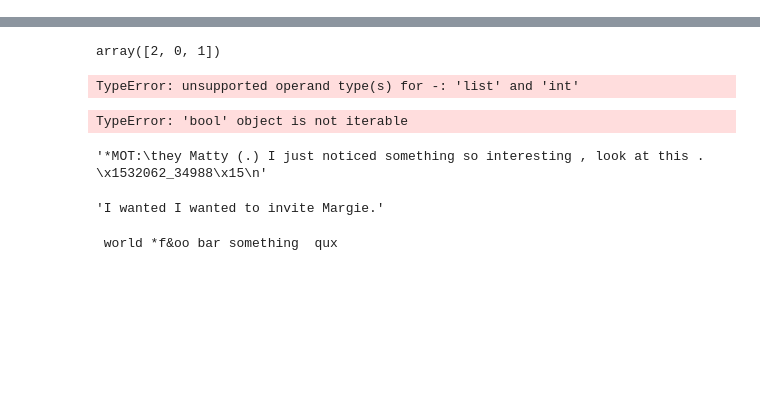
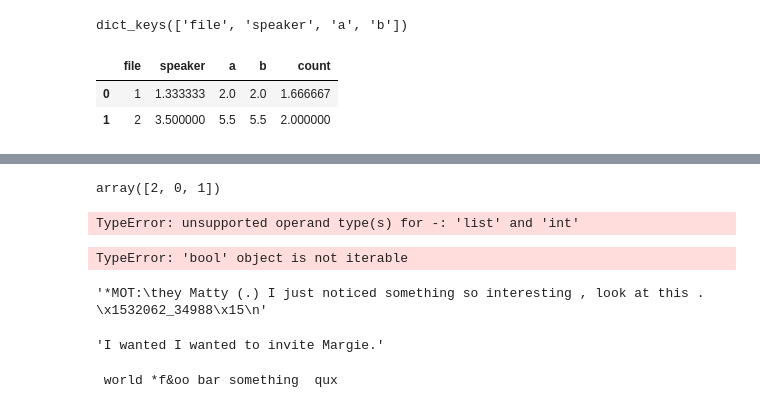
Before and after one commit to MPelland-programming/ProjetSupervise, a Jupyter notebook: test.ipynb, the cells around one changed output, grey strips where cells are left out. Drawn from its saved outputs; the diff is of its cells as text; code cells hidden in the pictures; blank space fills up the shorter version.

```diff
--- a/test.ipynb
+++ b/test.ipynb
@@ -0,0 +4,28 @@
+# %%
+{'file':[1,1,1,2,2,2,2],'speaker':[1,1,2,3,3,4,4],'a':[1,2,3,4,5,6,7],'b':[1,2,3,4,5,6,7]}.keys()
+# %% [output]
+dict_keys(['file', 'speaker', 'a', 'b'])
+# %%
+df_out = pd.DataFrame({'file':[1,1,1,2,2,2,2],'speaker':[1,1,2,3,3,4,4],'a':[1,2,3,4,5,6,7],'b':[1,2,3,4,5,6,7]})
+aggmethod = "mean"
+tcols = [x for x in df_out.columns if x not in ['file','speaker']]
+aggmethod_dict = {cc: aggmethod for cc in tcols}
+aggmethod_dict[tcols[-1]] = [aggmethod,"count"]
+col_names = ["file","speaker"]
+col_names.extend(tcols)
+col_names.append("count")
+# %%
+grouped = df_out.groupby(["file", "speaker"]).agg(aggmethod_dict).reset_index()
+grouped.columns = grouped.columns.droplevel()
+grouped.columns = col_names
+# %%
+def weighted_average(df):
+    return lambda x: np.average(x, weights=df.loc[x.index, "count"])
+# %%
+gg = grouped.groupby("file").agg(weighted_average(grouped)).reset_index()
+# %%
+gg
+# %% [output]
+|  | file | speaker | a | b | count |
+| 0 | 1 | 1.333333 | 2.0 | 2.0 | 1.666667 |
+| 1 | 2 | 3.500000 | 5.5 | 5.5 | 2.000000 |
```
Also changed, not shown: parts of 9 cells of this notebook, 4 other files.
